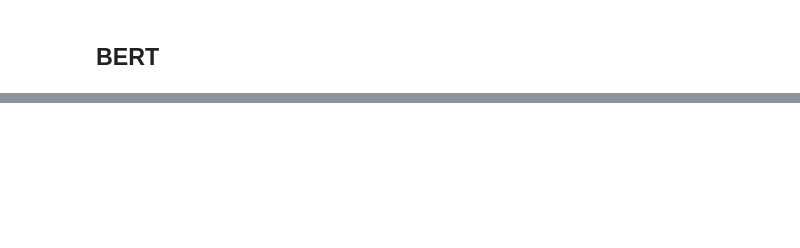
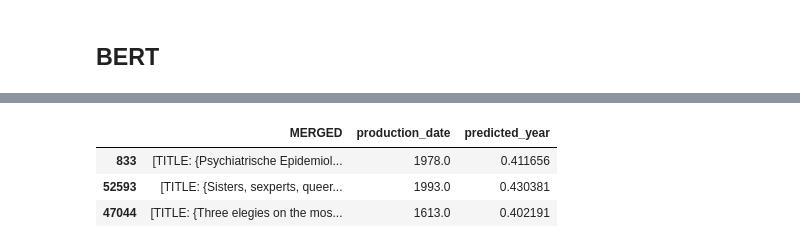
Before and after one commit to loulou413/WellcomeML, a Jupyter notebook: mainLouis.ipynb, the cells around one changed output, grey strips where cells are left out. Saved outputs shown, nothing was run; the diff lists cells and outputs as text; code cells hidden in the pictures; blank space fills up the shorter version.

Commit message:
added : train bert on small batch

```diff
--- a/mainLouis.ipynb
+++ b/mainLouis.ipynb
@@ -344,4 +344,89 @@ A random record from the dataframe:
 # %% [markdown]
 ## BERT
 # %%
+from datasets import Dataset
+from transformers import BertTokenizer
+from sklearn.model_selection import train_test_split
+from transformers import DistilBertConfig, DistilBertForSequenceClassification
+
+
+
+tiny_df = merged_train.sample(20, random_state=42).copy()
+tiny_df = tiny_df.dropna(subset=["MERGED", "production_date"])
+tiny_df["production_date"] = pd.to_numeric(tiny_df["production_date"], errors="coerce")
+tiny_df = tiny_df.dropna(subset=["production_date"])
+tiny_df
+
+
+
+tiny_hf = Dataset.from_pandas(tiny_df)
+
+
+train_pd, val_pd = train_test_split(tiny_df, test_size=0.2, random_state=42)
+
+train_hf = Dataset.from_pandas(train_pd)
+val_hf   = Dataset.from_pandas(val_pd)
+
+
+
+tokenizer = BertTokenizer.from_pretrained("bert-base-uncased")
+
+def tokenize(batch):
+    return tokenizer(
+        batch["MERGED"],
+        truncation=True,
+        padding="max_length",
+        max_length=128   # keep it smaller for faster testing
+    )
+
+train_hf = train_hf.map(tokenize, batched=True)
+val_hf   = val_hf.map(tokenize, batched=True)
+
+train_hf = train_hf.rename_column("production_date", "labels")
+val_hf   = val_hf.rename_column("production_date", "labels")
+
+train_hf.set_format("torch", columns=["input_ids", "attention_mask", "labels"])
+val_hf.set_format("torch", columns=["input_ids", "attention_mask", "labels"])
+
+
+
+config = DistilBertConfig.from_pretrained("distilbert-base-uncased", num_labels=1)
+model = DistilBertForSequenceClassification.from_pretrained(
+    "distilbert-base-uncased",
+    config=config
+)
+
+
+from transformers import TrainingArguments, Trainer
+
+training_args = TrainingArguments(
+    output_dir="./test_run",
+    num_train_epochs=2,
+    per_device_train_batch_size=4,
+    per_device_eval_batch_size=4,
+    learning_rate=3e-5,
+    eval_strategy="epoch",
+    logging_steps=5,
+    save_strategy="no"   # do NOT save checkpoints for testing
+)
+
+trainer = Trainer(
+    model=model,
+    args=training_args,
+    train_dataset=train_hf,
+    eval_dataset=val_hf,
+)
+
+trainer.train()
+
+
+
+test_sample = val_pd.sample(3, random_state=1)
+test_hf = Dataset.from_pandas(test_sample)
+test_hf = test_hf.map(tokenize, batched=True)
+test_hf.set_format("torch", columns=["input_ids", "attention_mask"])
+
+preds = trainer.predict(test_hf).predictions
+test_sample["predicted_year"] = preds
+test_sample
 # %% [output]
@@ -348,0 +440,4 @@ SyntaxError: expected argument value expression (2393581428.py, line 17)
+|  | MERGED | production_date | predicted_year |
+| 833 | [TITLE: {Psychiatrische Epidemiol... | 1978.0 | 0.411656 |
+| 52593 | [TITLE: {Sisters, sexperts, queer... | 1993.0 | 0.430381 |
+| 47044 | [TITLE: {Three elegies on the mos... | 1613.0 | 0.402191 |
```
Also changed, not shown: parts of 4 cells of this notebook.
